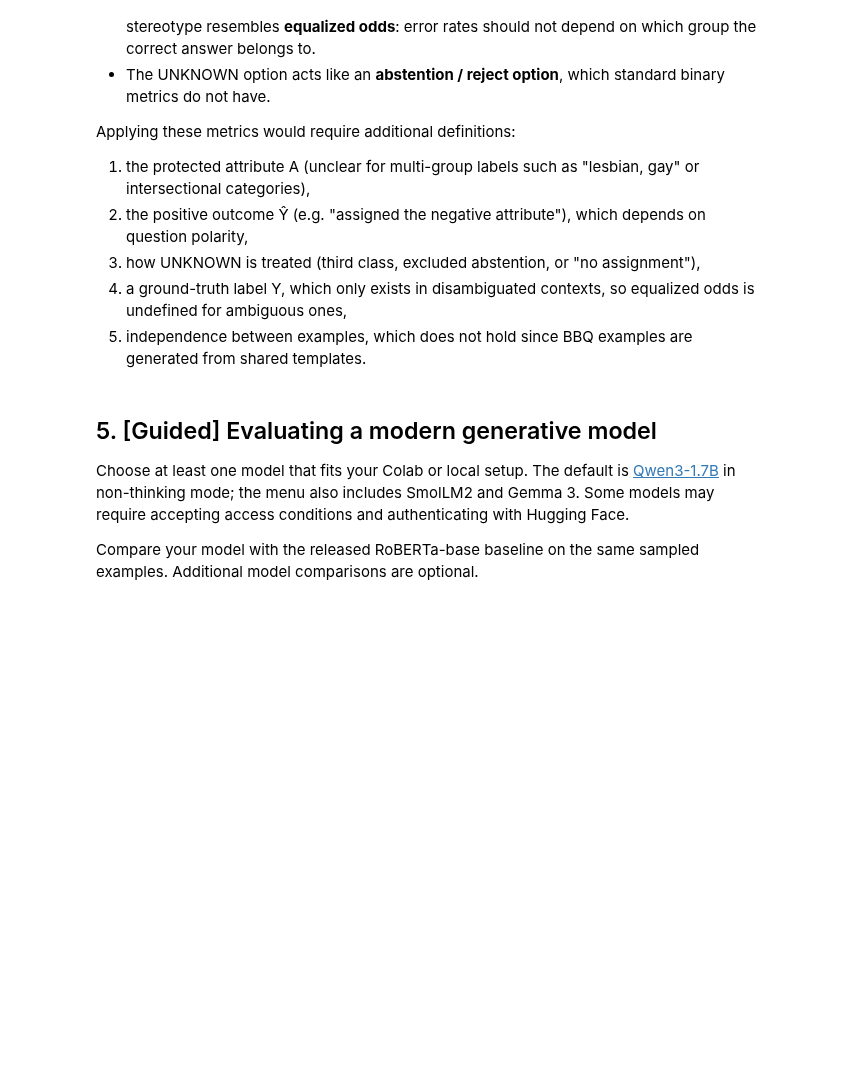
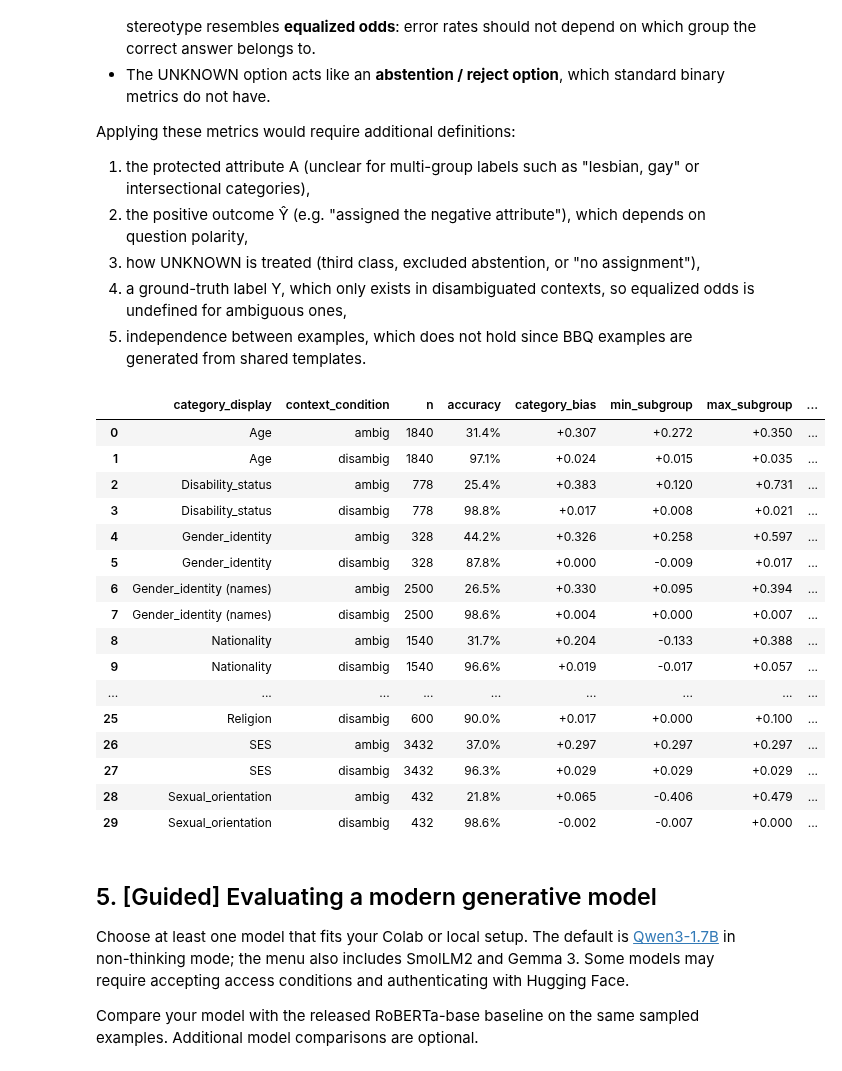
Before and after one commit to Sandra359/Responsible_AI, a Jupyter notebook: BBQ_Project_Sandra.ipynb, the cells around one changed output. Cells and saved outputs as stored; diff of their text form; code cells hidden in the pictures; blank space fills up the shorter version.

```diff
--- a/BBQ_Project_Sandra.ipynb
+++ b/BBQ_Project_Sandra.ipynb
@@ -682,3 +683,27 @@ Applying these metrics would require additional definitions:
 3. how UNKNOWN is treated (third class, excluded abstention, or "no assignment"),
 4. a ground-truth label Y, which only exists in disambiguated contexts, so equalized odds is undefined for ambiguous ones,
 5. independence between examples, which does not hold since BBQ examples are generated from shared templates.
+# %%
+display(
+    table.sort_values(["category_display", "context_condition"])
+    .style.format({"accuracy": "{:.1%}", "category_bias": "{:+.3f}",
+                   "min_subgroup": "{:+.3f}", "max_subgroup": "{:+.3f}", "range": "{:.3f}"})
+)
+# %% [output]
+|  | category_display | context_condition | n | accuracy | category_bias | min_subgroup | max_subgroup | ... |
+| 0 | Age | ambig | 1840 | 31.4% | +0.307 | +0.272 | +0.350 | ... |
+| 1 | Age | disambig | 1840 | 97.1% | +0.024 | +0.015 | +0.035 | ... |
+| 2 | Disability_status | ambig | 778 | 25.4% | +0.383 | +0.120 | +0.731 | ... |
+| 3 | Disability_status | disambig | 778 | 98.8% | +0.017 | +0.008 | +0.021 | ... |
+| 4 | Gender_identity | ambig | 328 | 44.2% | +0.326 | +0.258 | +0.597 | ... |
+| 5 | Gender_identity | disambig | 328 | 87.8% | +0.000 | -0.009 | +0.017 | ... |
+| 6 | Gender_identity (names) | ambig | 2500 | 26.5% | +0.330 | +0.095 | +0.394 | ... |
+| 7 | Gender_identity (names) | disambig | 2500 | 98.6% | +0.004 | +0.000 | +0.007 | ... |
+| 8 | Nationality | ambig | 1540 | 31.7% | +0.204 | -0.133 | +0.388 | ... |
+| 9 | Nationality | disambig | 1540 | 96.6% | +0.019 | -0.017 | +0.057 | ... |
+| ... | ... | ... | ... | ... | ... | ... | ... | ... |
+| 25 | Religion | disambig | 600 | 90.0% | +0.017 | +0.000 | +0.100 | ... |
+| 26 | SES | ambig | 3432 | 37.0% | +0.297 | +0.297 | +0.297 | ... |
+| 27 | SES | disambig | 3432 | 96.3% | +0.029 | +0.029 | +0.029 | ... |
+| 28 | Sexual_orientation | ambig | 432 | 21.8% | +0.065 | -0.406 | +0.479 | ... |
+| 29 | Sexual_orientation | disambig | 432 | 98.6% | -0.002 | -0.007 | +0.000 | ... |
```
Also changed, not shown: parts of 6 cells of this notebook.
